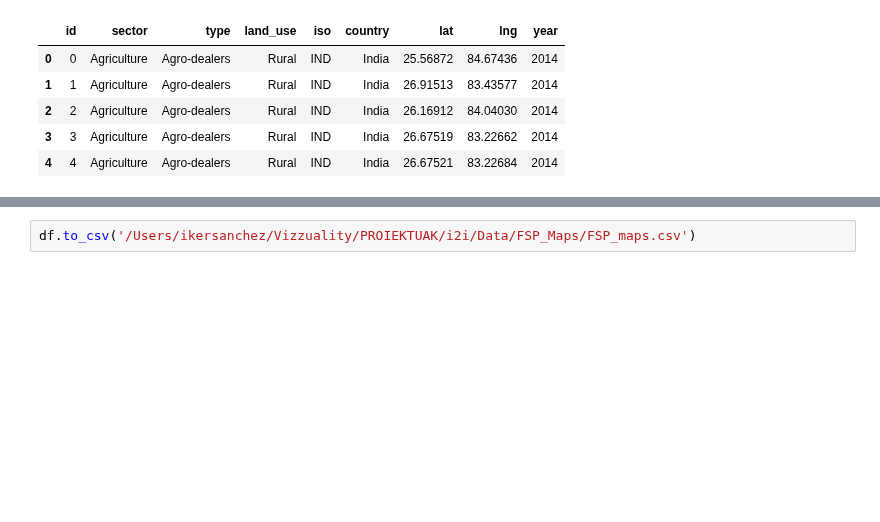
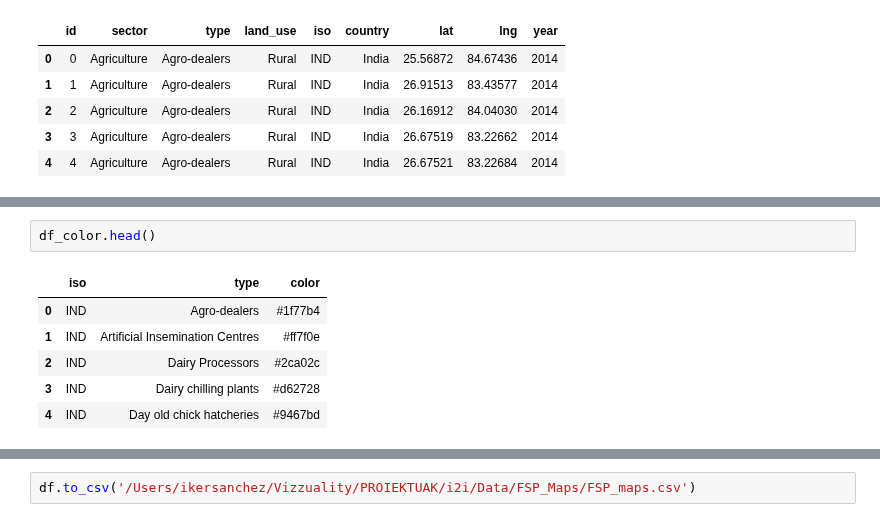
Before and after one commit to Vizzuality/notebooks, a Jupyter notebook: i2i/fspmaps/fspmaps_data_final.ipynb, the cells around one changed output, grey strips where cells are left out. Drawn from its saved outputs; the diff is of its cells as text; blank space fills up the shorter version.

```diff
--- a/i2i/fspmaps/fspmaps_data_final.ipynb
+++ b/i2i/fspmaps/fspmaps_data_final.ipynb
@@ -541,0 +573,9 @@ df.head()
+# %%
+df_color.head()
+# %% [output]
+|  | iso | type | color |
+| 0 | IND | Agro-dealers | #1f77b4 |
+| 1 | IND | Artificial Insemination Centres | #ff7f0e |
+| 2 | IND | Dairy Processors | #2ca02c |
+| 3 | IND | Dairy chilling plants | #d62728 |
+| 4 | IND | Day old chick hatcheries | #9467bd |
```
Also changed, not shown: parts of 18 cells of this notebook.
